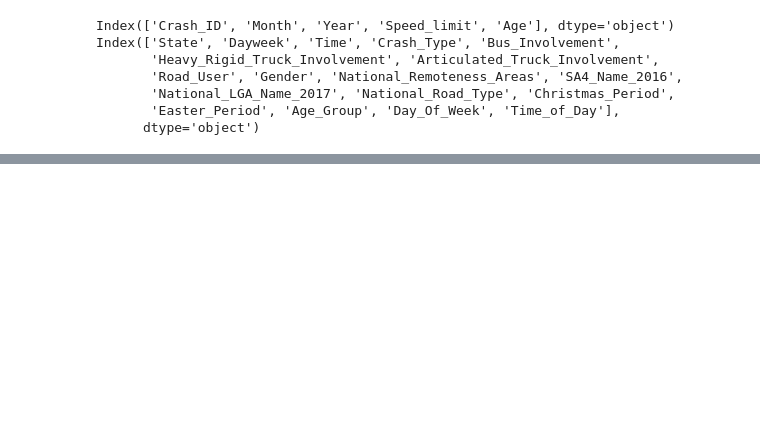
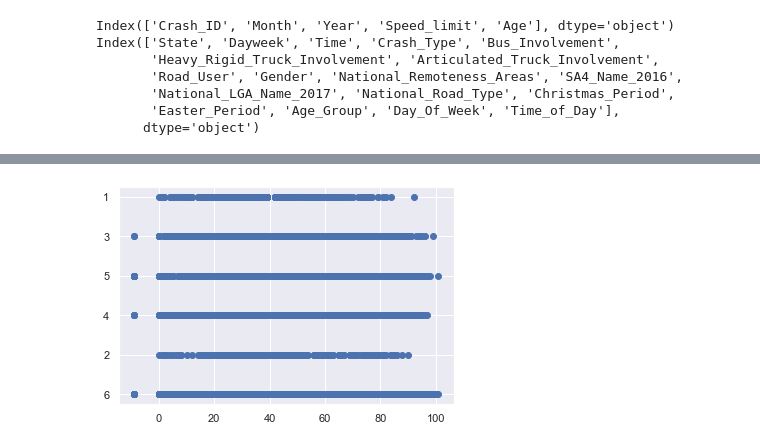
Before and after one commit to cooper-plath/CP3403DataMining, a Jupyter notebook: Dataset.ipynb, the cells around one changed output, grey strips where cells are left out. Saved outputs shown, nothing was run; the diff lists cells and outputs as text; code cells hidden in the pictures; blank space fills up the shorter version.

```diff
--- a/Dataset.ipynb
+++ b/Dataset.ipynb
@@ -47,6 +54,6 @@ Number of missing values:
         Day_Of_Week: 0
         Time_of_Day: 0
 # %%
-# data2 = data2.replace(np.NaN, "Location Unknown")
-# for col in data2.columns:
-#     print('\t%s: %d' % (col,data2[col].isna().sum()))
+data2 = data2.replace(np.NaN, "?")
+for col in data2.columns:
+    print('\t%s: %d' % (col,data2[col].isna().sum()))
@@ -174,0 +164,16 @@ Name: Speed_limit, dtype: float64
+# %%
+data3 = data2.iloc[:,13:15]
+# %%
+print('Before replacing missing values:')
+print(data[8:18])
+
+data3 = data3.replace("Very Remote Australia", "1")
+data3 = data3.replace("Remote Australia", "2")
+data3 = data3.replace("Outer Regional Australia", "3")
+data3 = data3.replace("Inner Regional Australia", "4")
+data3 = data3.replace("Major Cities of Australia", "5")
+data3 = data3.replace("?", "6")
+
+
+print('\nAfter replacing missing values:')
+print(data3[8:18])
@@ -174,0 +198,5 @@ Name: Speed_limit, dtype: float64
+# %%
+data4 = data3[['National_Remoteness_Areas', 'Age']]
+# data4 = data3[['National_Remoteness_Areas', 'SA4_Name_2016', 'Age']]
+
+data4.dropna()
@@ -174,0 +217,5 @@ Name: Speed_limit, dtype: float64
+# %%
+plt.scatter(data4['Age'],data4['National_Remoteness_Areas'])
+plt.show()
+# %% [output]
+[figure, added]
```
Also changed, not shown: parts of 10 cells of this notebook.
